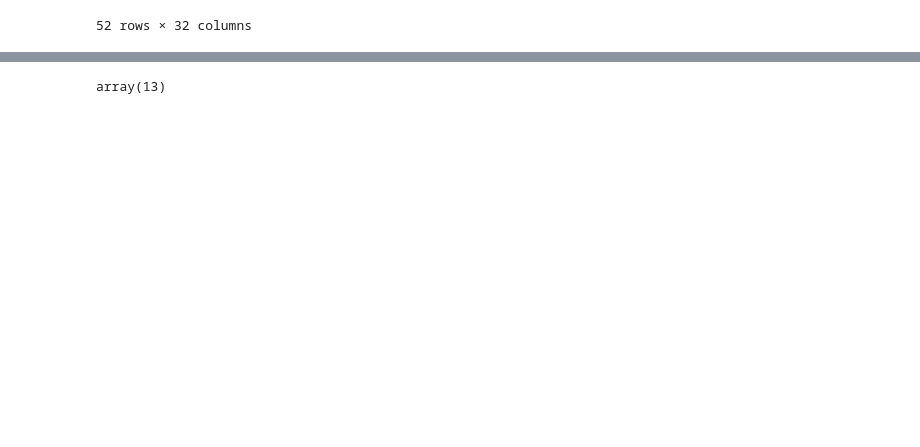
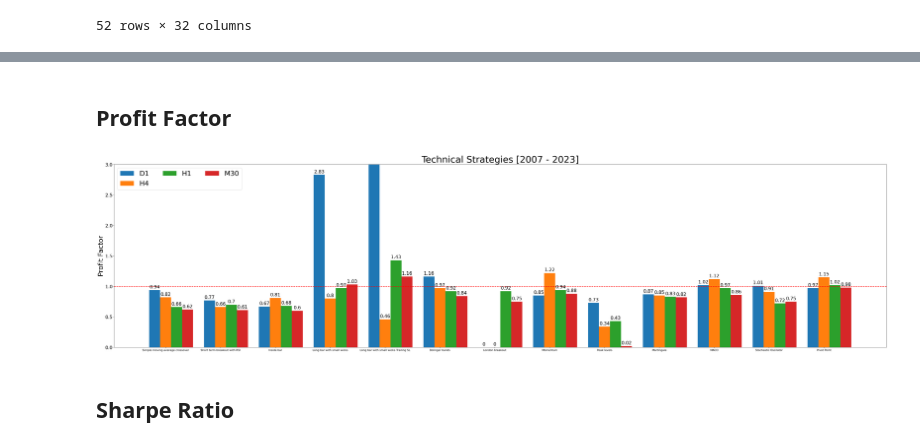
Before and after one commit to Kittipong91/XAUUSD_algorithmic_trading, a Jupyter notebook: Results/Technical_Strategy/Performance.ipynb, the cells around one changed output, grey strips where cells are left out. Drawn from its saved outputs; the diff is of its cells as text; code cells hidden in the pictures; blank space fills up the shorter version.

```diff
--- a/Results/Technical_Strategy/Performance.ipynb
+++ b/Results/Technical_Strategy/Performance.ipynb
@@ -81,4 +119,49 @@ plt.show()
-# %%
-x
-# %% [output]
-array(13)
+# %% [markdown]
+## Profit Factor
+# %%
+df['Profit Factor'] = df['Profit Factor'].fillna(0).round(2)
+# %%
+Profit_Factor_h4 = df.loc[df['Time frame'] == 'H4', 'Profit Factor']
+Profit_Factor_h1 = df.loc[df['Time frame'] == 'H1', 'Profit Factor']
+Profit_Factor_d1 = df.loc[df['Time frame'] == 'D1', 'Profit Factor']
+Profit_Factor_m30 = df.loc[df['Time frame'] == 'M30', 'Profit Factor']
+# %%
+# original = np.array(df['Strategy'])
+# strategies = np.unique(original)
+# strategies_Name = ['SMA', 'RSI', 'Inside Bar', 'PinBar', 'PinBar SL', 'Bolinger bands', 'London breakout', 'Peak levels', 'Martingale', 'MACD', 'STO', 'Pivot Point']
+x = np.arange(len(strategies))
+timeframe = {
+    'D1': Profit_Factor_d1,
+    'H4': Profit_Factor_h4,
+    'H1': Profit_Factor_h1,
+    'M30': Profit_Factor_m30,
+}
+width = 0.2  # the width of the bars
+multiplier = 0
+
+
+fig, ax = plt.subplots(layout='constrained' , figsize=(48,12))
+
+for TF, measurement in timeframe.items():
+    offset = width * multiplier
+    rects = ax.bar(x + offset, measurement , width, label= TF )
+    ax.bar_label(rects, padding=3, fontsize=20)
+    multiplier += 1
+
+
+# Add horizontal line at y=50
+ax.axhline(y=1, color='r', linestyle='--', linewidth=2)
+# Add some text for labels, title and custom x-axis tick labels, etc.
+ax.set_title('Technical Strategies [2007 - 2023]', fontsize=40)
+ax.set_ylabel('Profit Factor', fontsize=30)
+ax.set_xticks(x + width, strategies, fontsize=12 )
+ax.legend(loc='upper left', ncols=3, fontsize=30)
+# Set y-axis tick label fontsize here
+ax.tick_params(axis='y', labelsize= 20)
+ax.set_ylim(0, 3)
+
+plt.show()
+# %% [output]
+[figure, added]
+# %% [markdown]
+## Sharpe Ratio
```
Also changed, not shown: parts of 21 cells of this notebook, 1 other file.
